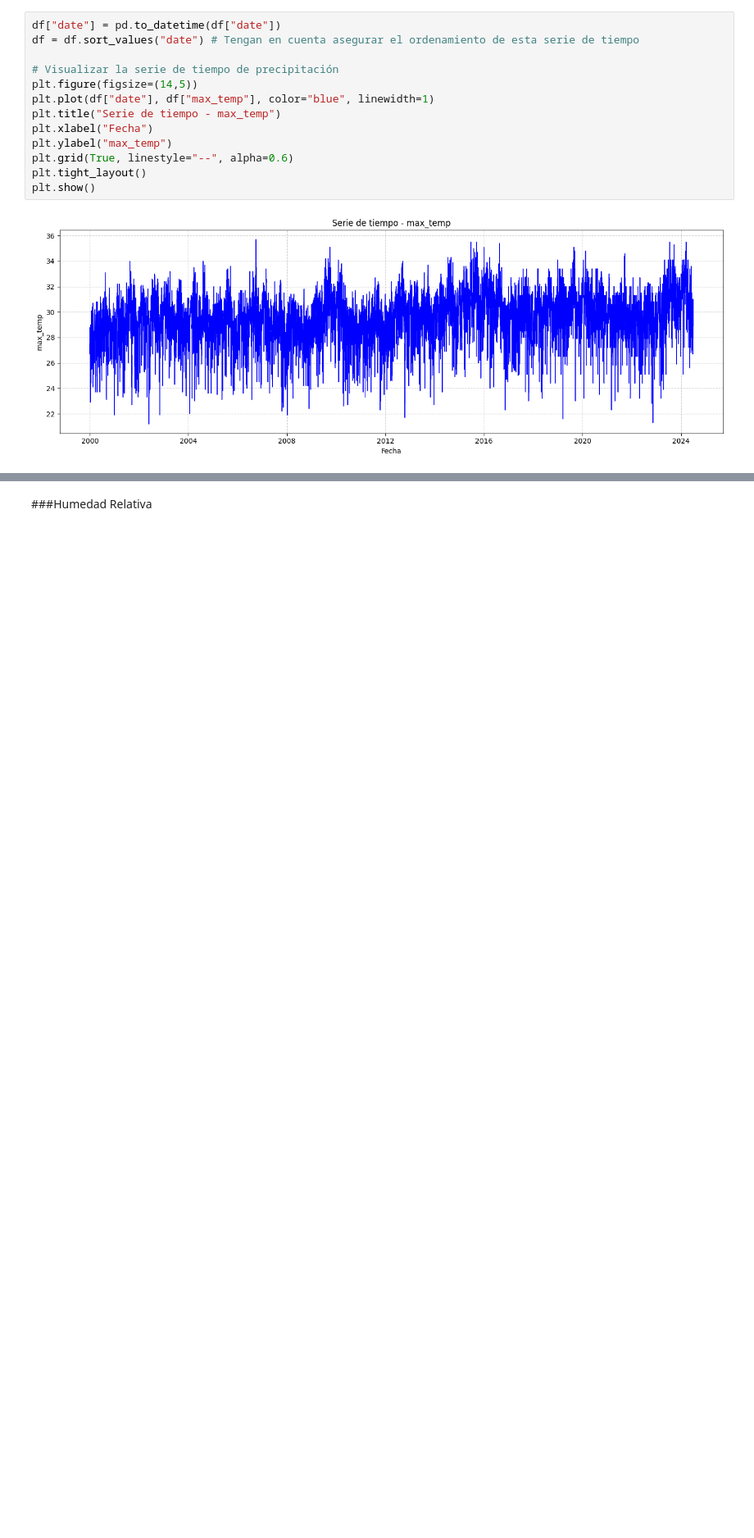
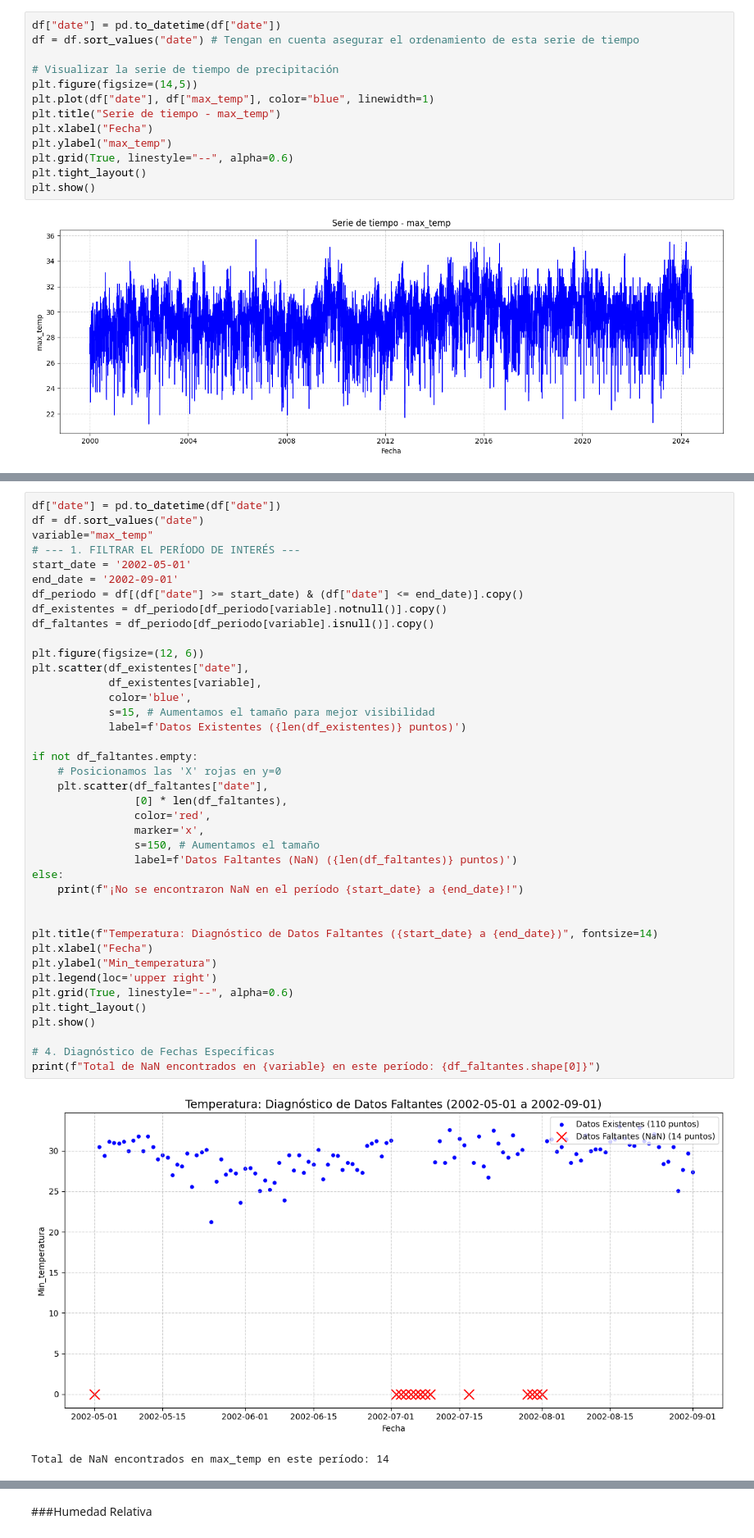
Before and after one commit to Laura9704/Fundamentos_MCD, a Jupyter notebook: Codigo_taller.ipynb, the cells around one changed output, grey strips where cells are left out. Shown at 82% size. Saved outputs shown, nothing was run; the diff lists cells and outputs as text; blank space fills up the shorter version.

```diff
--- a/Codigo_taller.ipynb
+++ b/Codigo_taller.ipynb
@@ -888,3 +926,46 @@ print(f"Total de NaN encontrados: {nan_values.shape[0]}")
+# %%
+df["date"] = pd.to_datetime(df["date"])
+df = df.sort_values("date")
+variable="max_temp"
+# --- 1. FILTRAR EL PERÍODO DE INTERÉS ---
+start_date = '2002-05-01'
+end_date = '2002-09-01'
+df_periodo = df[(df["date"] >= start_date) & (df["date"] <= end_date)].copy()
+df_existentes = df_periodo[df_periodo[variable].notnull()].copy()
+df_faltantes = df_periodo[df_periodo[variable].isnull()].copy()
+
+plt.figure(figsize=(12, 6))
+plt.scatter(df_existentes["date"],
+            df_existentes[variable],
+            color='blue',
+            s=15, # Aumentamos el tamaño para mejor visibilidad
+            label=f'Datos Existentes ({len(df_existentes)} puntos)')
+
+if not df_faltantes.empty:
+    # Posicionamos las 'X' rojas en y=0
+    plt.scatter(df_faltantes["date"],
+                [0] * len(df_faltantes),
+                color='red',
+                marker='x',
+                s=150, # Aumentamos el tamaño
+                label=f'Datos Faltantes (NaN) ({len(df_faltantes)} puntos)')
+else:
+    print(f"¡No se encontraron NaN en el período {start_date} a {end_date}!")
+
+
+plt.title(f"Temperatura: Diagnóstico de Datos Faltantes ({start_date} a {end_date})", fontsize=14)
+plt.xlabel("Fecha")
+plt.ylabel("Min_temperatura")
+plt.legend(loc='upper right')
+plt.grid(True, linestyle="--", alpha=0.6)
+plt.tight_layout()
+plt.show()
+
+# 4. Diagnóstico de Fechas Específicas
+print(f"Total de NaN encontrados en {variable} en este período: {df_faltantes.shape[0]}")
+# %% [output]
+[figure, added]
+Total de NaN encontrados en max_temp en este período: 14
 # %%
 df["date"] = pd.to_datetime(df["date"])
 df = df.sort_values("date") # Tengan en cuenta asegurar el ordenamiento de esta serie de tiempo
```
Also changed, not shown: parts of 17 cells of this notebook.
